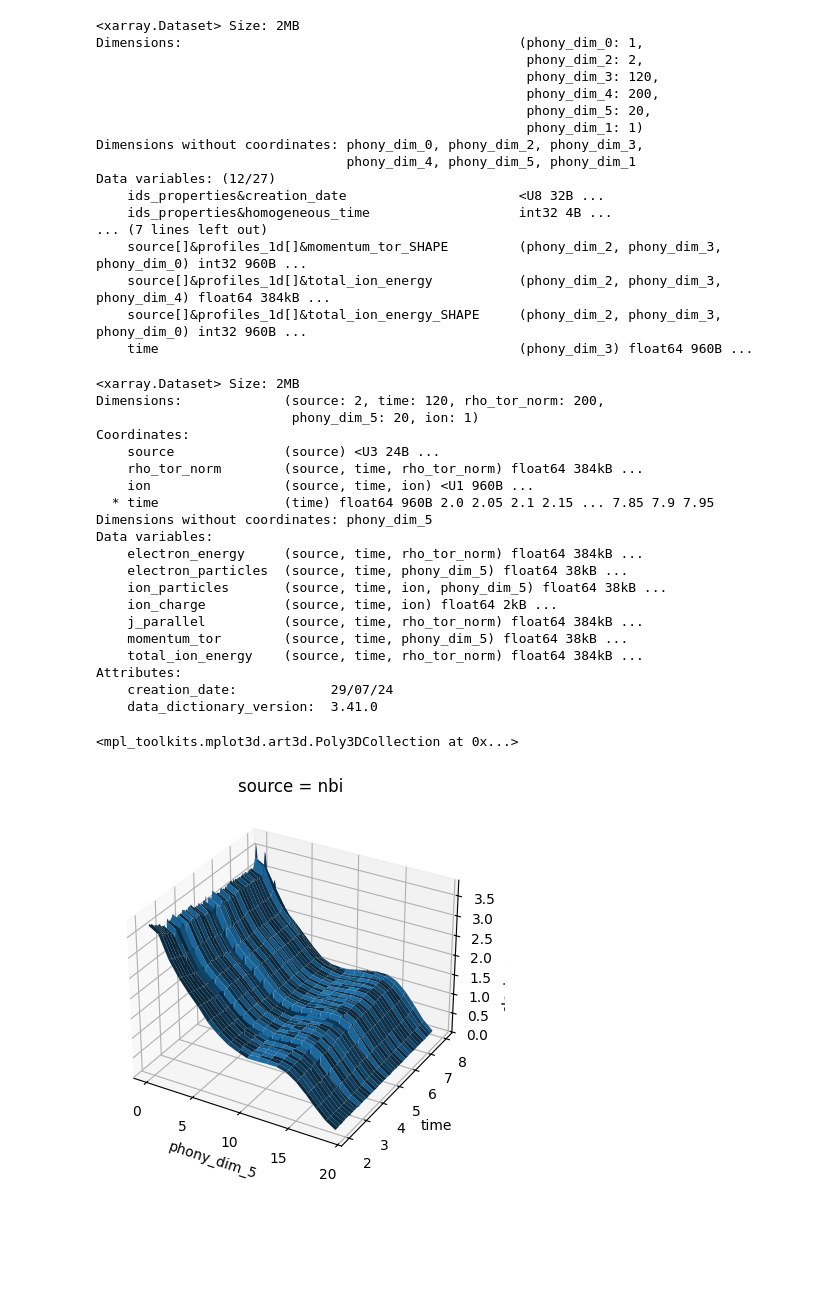
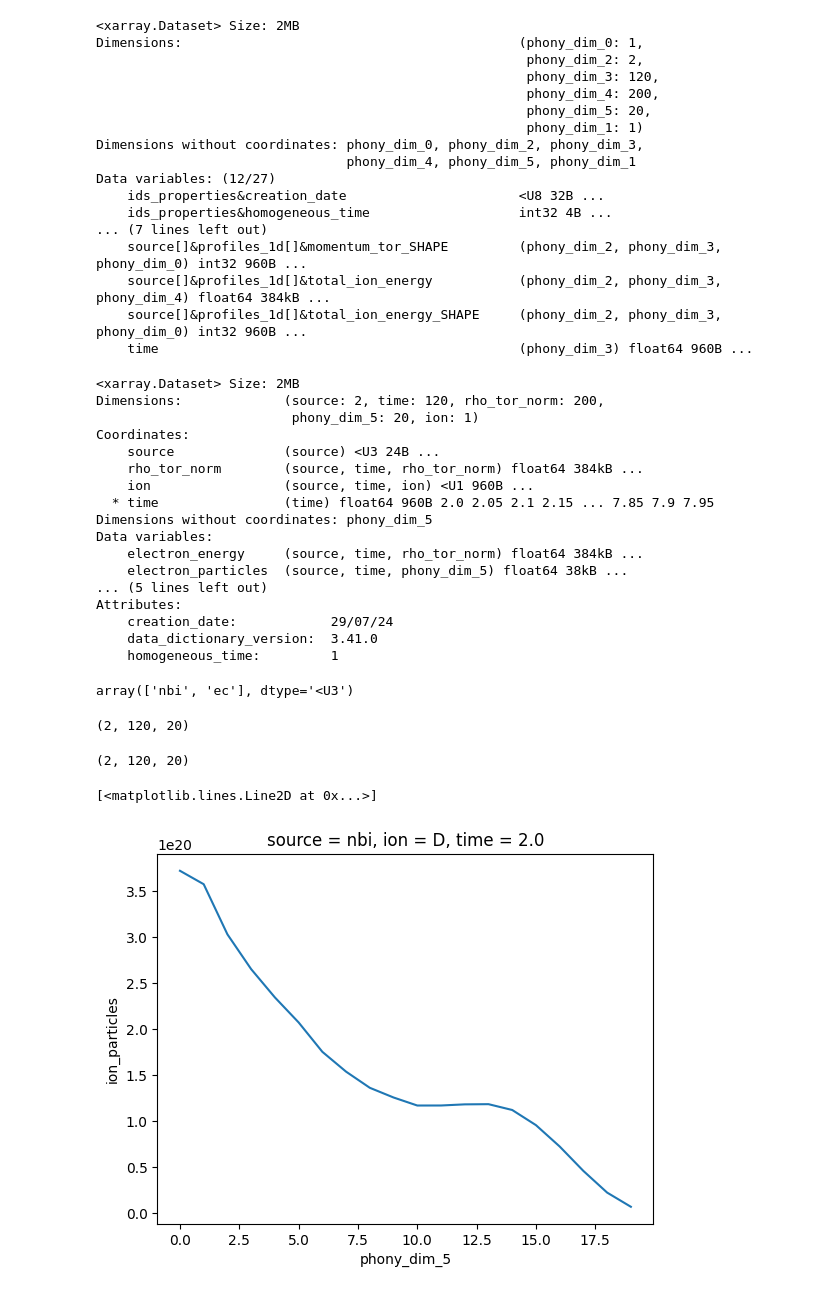
Before and after one commit to NathanCummings/xarray-imas, a Jupyter notebook: core_sources-xarray.ipynb, the cells around one changed output. Saved outputs shown, nothing was run; the diff lists cells and outputs as text; code cells hidden in the pictures; blank space fills up the shorter version.

```diff
--- a/core_sources-xarray.ipynb
+++ b/core_sources-xarray.ipynb
@@ -65,6 +65,7 @@ core_sources = (
         {
             "creation_date": core_sources["ids_properties&creation_date"].values,
             "data_dictionary_version": core_sources["ids_properties&version_put&data_dictionary"].values,
+            "homogeneous_time": core_sources["ids_properties&homogeneous_time"].values,
         }
     )
     .drop_vars(
@@ -111,16 +112,26 @@ Dimensions without coordinates: phony_dim_5
 Data variables:
     electron_energy     (source, time, rho_tor_norm) float64 384kB ...
     electron_particles  (source, time, phony_dim_5) float64 38kB ...
-    ion_particles       (source, time, ion, phony_dim_5) float64 38kB ...
-    ion_charge          (source, time, ion) float64 2kB ...
-    j_parallel          (source, time, rho_tor_norm) float64 384kB ...
-    momentum_tor        (source, time, phony_dim_5) float64 38kB ...
-    total_ion_energy    (source, time, rho_tor_norm) float64 384kB ...
+... (5 lines left out)
 Attributes:
     creation_date:            29/07/24
     data_dictionary_version:  3.41.0
+    homogeneous_time:         1
+# %%
+core_sources.source.values
+# core_sources.ion.values
+# %% [output]
+array(['nbi', 'ec'], dtype='<U3')
+# %%
+core_sources["electron_particles"].shape
+# %% [output]
+(2, 120, 20)
 # %%
 core_sources["electron_particles"].isel(source=0).plot.surface()
 # %% [output]
-<mpl_toolkits.mplot3d.art3d.Poly3DCollection at 0x...>
+(2, 120, 20)
-[figure, removed]
+# %%
+core_sources["ion_particles"].isel(source=0, ion=0)[0].plot()
+# %% [output]
+[<matplotlib.lines.Line2D at 0x...>]
+[figure, added]
```
Also changed, not shown: parts of 2 cells of this notebook, 17 other files.
